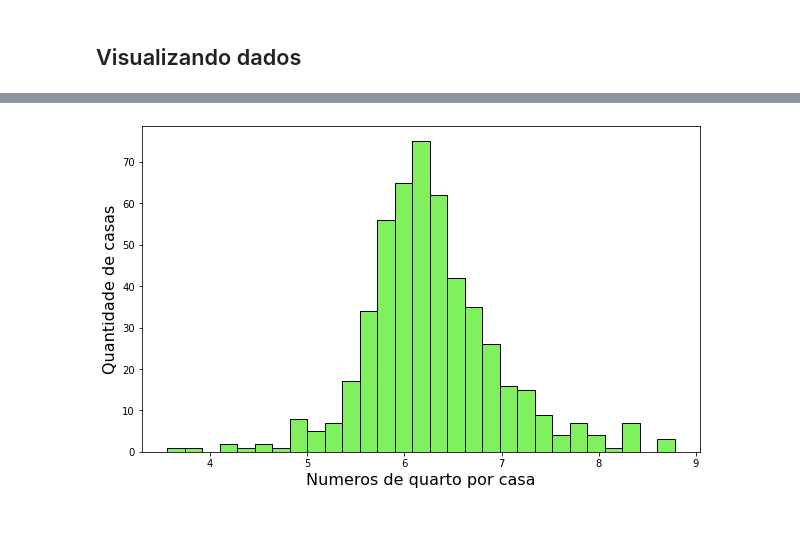
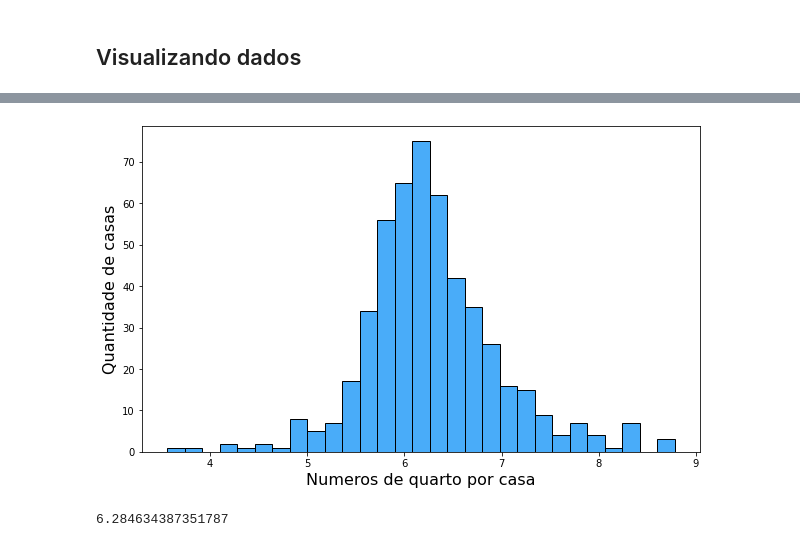
Before and after one commit to jhonatacaiob/Bootcamp-Data-Science, a Jupyter notebook: Secao-5/Regressão multivariável.ipynb, the cells around one changed output, grey strips where cells are left out. Saved outputs shown, nothing was run; the diff lists cells and outputs as text; code cells hidden in the pictures.

```diff
--- a/Secao-5/Regressão multivariável.ipynb
+++ b/Secao-5/Regressão multivariável.ipynb
@@ -233,11 +233,15 @@ plt.show()
 # %%
 plt.figure(figsize= (10,6))
 
-sns.histplot(data=dados, x="RM", color = "#55EB2A")
+sns.histplot(data=dados, x="RM", color = "#0C91F7")
 
 plt.xlabel("Numeros de quarto por casa", fontsize = 16)
 plt.ylabel("Quantidade de casas", fontsize = 16)
 
 plt.show()
 # %% [output]
-[figure, old version]
+[figure, new version]
+# %%
+dados["RM"].mean()
+# %% [output]
+6.284634387351787
```
Also changed, not shown: parts of 7 cells of this notebook.
